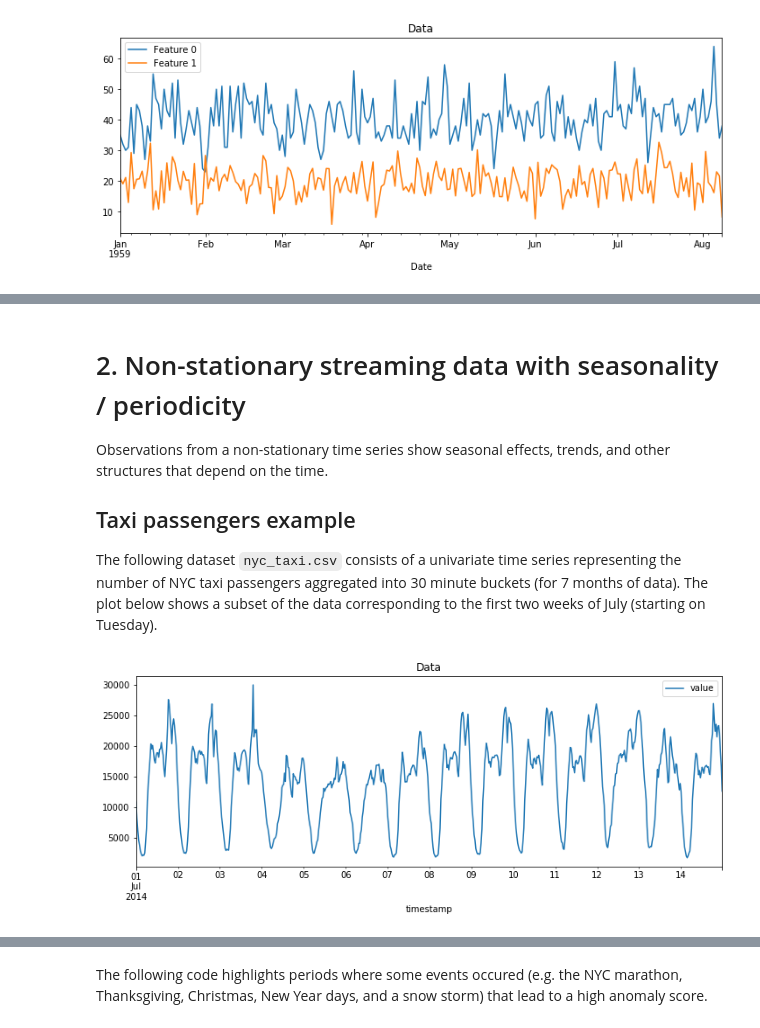
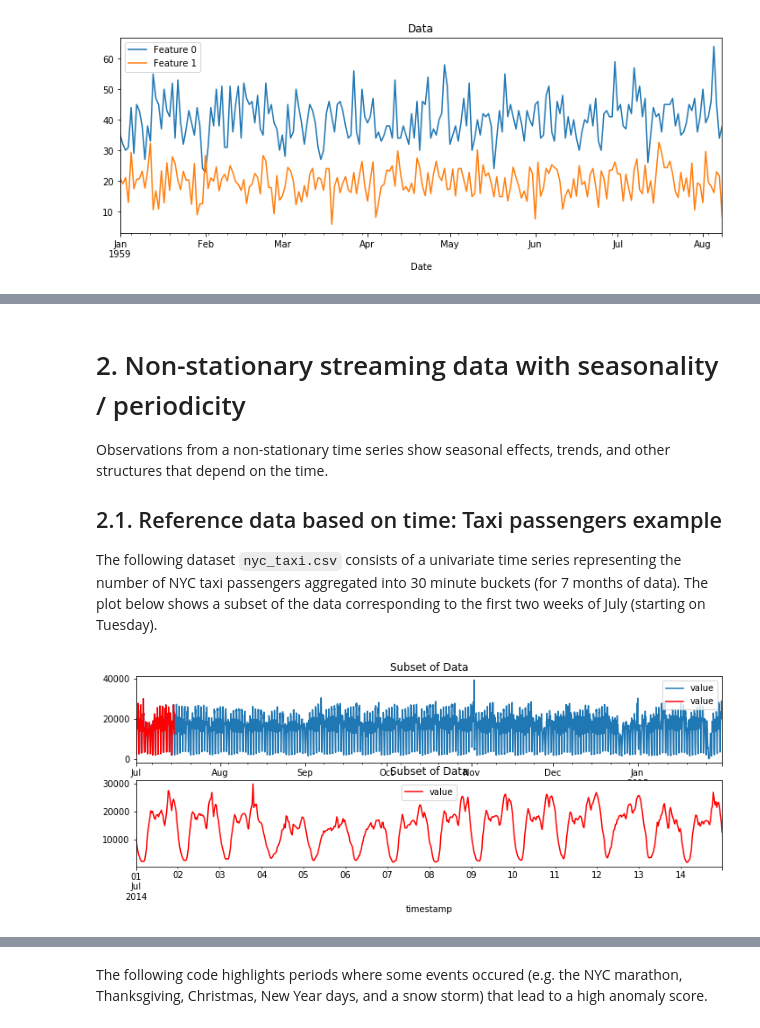
Before and after one commit to caisr-hh/group-anomaly-detection, a Jupyter notebook: examples/notebooks/examples.ipynb, the cells around one changed output, grey strips where cells are left out. Drawn from its saved outputs; the diff is of its cells as text; code cells hidden in the pictures.

Commit message:
Updated notebook examples

```diff
--- a/examples/notebooks/examples.ipynb
+++ b/examples/notebooks/examples.ipynb
@@ -127,15 +164,19 @@ Time: 1959-12-31 00:00:00 ==> strangeness: 11.248604923983171, deviation: 0.0783
 # 2. Non-stationary streaming data with seasonality / periodicity
 Observations from a non-stationary time series show seasonal effects, trends, and other structures that depend on the time.
 
-## Taxi passengers example
+## 2.1. Reference data based on time: Taxi passengers example
 The following dataset `nyc_taxi.csv` consists of a univariate time series representing the number of NYC taxi passengers aggregated into 30 minute buckets (for 7 months of data). The plot below shows a subset of the data corresponding to the first two weeks of July (starting on Tuesday).
 # %%
 df = pd.read_csv('data/nyc_taxi.csv', header=0, index_col=0, parse_dates=True)
+subset_df = df.head(336*2)
 
-df.head(336*2).plot(figsize=(12, 4), title="Data")
+fig, (ax1, ax2) = plt.subplots(2)
+df.plot(figsize=(12, 4), title="Full Dataset", ax=ax1)
+subset_df.plot(figsize=(12, 4), title="Subset of Data", ax=ax1, color="red")
+subset_df.plot(figsize=(12, 4), title="Subset of Data", ax=ax2, color="red")
 plt.show()
 # %% [output]
-[figure, old version]
+[figure, new version]
 # %% [markdown]
 This non-stationary dataset is however periodic as we see similar patterns repeating over days and weeks.
 
```
Also changed, not shown: parts of 71 cells of this notebook, 8 other files.
